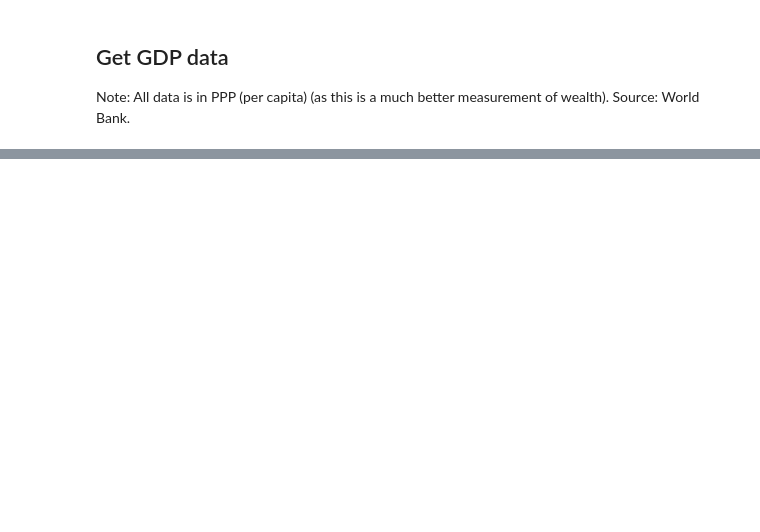
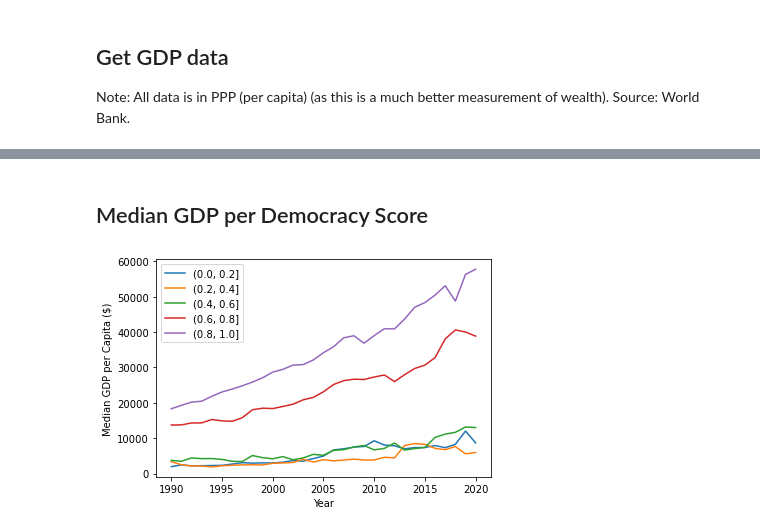
Before and after one commit to michadenheijer/DataWrangling, a Jupyter notebook: gdp.ipynb, the cells around one changed output, grey strips where cells are left out. Cells and saved outputs as stored; diff of their text form; code cells hidden in the pictures; blank space fills up the shorter version.

```diff
--- a/gdp.ipynb
+++ b/gdp.ipynb
@@ -50,0 +149,14 @@ gdp
+# %% [markdown]
+## Median GDP per Democracy Score
+# %%
+dem_gdp = dem_raw.join(gdp)
+bins = pd.cut(dem_gdp["v-dem-score"], bins=[0, 0.2, 0.4, 0.6, 0.8, 1])
+dem_gdp_data = dem_gdp.groupby([bins, "year"]).median()["gdp_per_capita"].reorder_levels([1, 0]).sort_index().unstack()
+dem_gdp_data.dropna(how="all", inplace=True)
+plt.plot(dem_gdp_data)
+plt.legend(dem_gdp_data.columns)
+plt.xlabel("Year")
+plt.ylabel("Median GDP per Capita ($)")
+plt.show()
+# %% [output]
+[figure, added]
```
Also changed, not shown: parts of 11 cells of this notebook, 7 other files.
